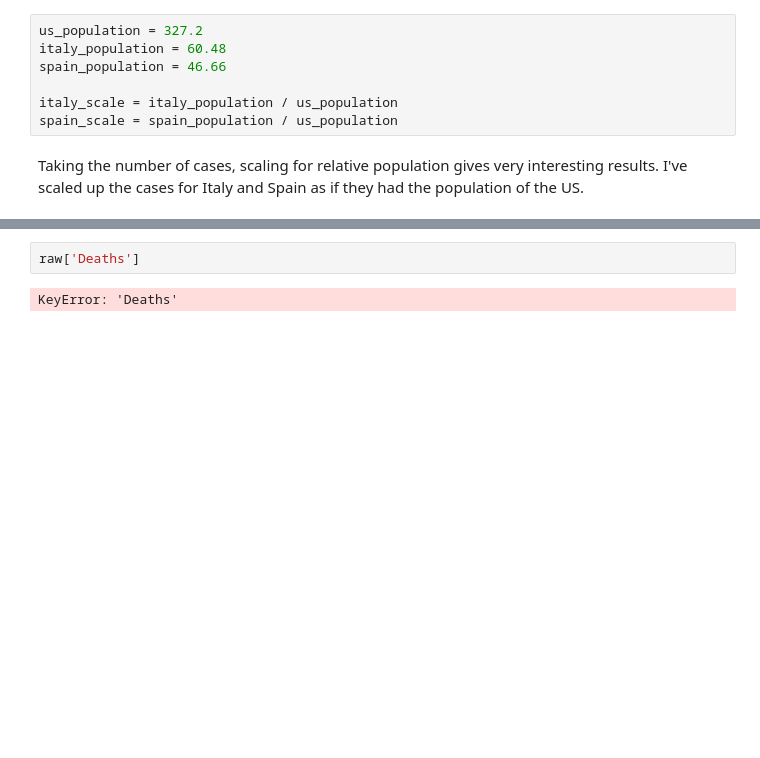
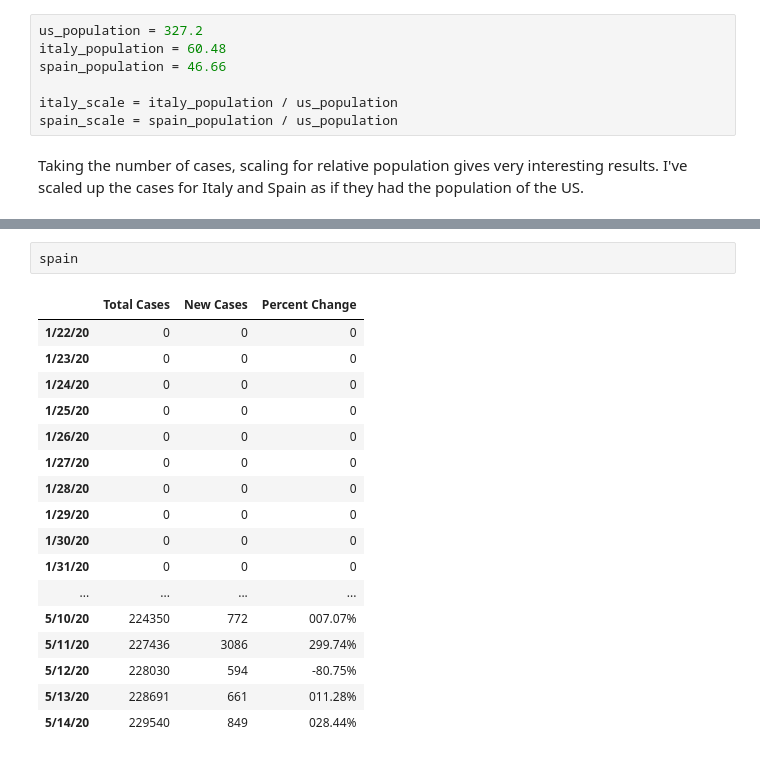
Before and after one commit to whynotavailable/notebooks, a Jupyter notebook: covid/series-data.ipynb, the cells around one changed output, grey strips where cells are left out. Cells and saved outputs as stored; diff of their text form; blank space fills up the shorter version.

```diff
--- a/covid/series-data.ipynb
+++ b/covid/series-data.ipynb
@@ -97,4 +97,20 @@ ndf.plot(figsize=(10,10), title="New cases each day comparing relative populatio
-# %%
-raw['Deaths']
-# %% [output]
-KeyError: 'Deaths'
+# %%
+spain
+# %% [output]
+|  | Total Cases | New Cases | Percent Change |
+| 1/22/20 | 0 | 0 | 0 |
+| 1/23/20 | 0 | 0 | 0 |
+| 1/24/20 | 0 | 0 | 0 |
+| 1/25/20 | 0 | 0 | 0 |
+| 1/26/20 | 0 | 0 | 0 |
+| 1/27/20 | 0 | 0 | 0 |
+| 1/28/20 | 0 | 0 | 0 |
+| 1/29/20 | 0 | 0 | 0 |
+| 1/30/20 | 0 | 0 | 0 |
+| 1/31/20 | 0 | 0 | 0 |
+| ... | ... | ... | ... |
+| 5/10/20 | 224350 | 772 | 007.07% |
+| 5/11/20 | 227436 | 3086 | 299.74% |
+| 5/12/20 | 228030 | 594 | -80.75% |
+| 5/13/20 | 228691 | 661 | 011.28% |
+| 5/14/20 | 229540 | 849 | 028.44% |
```
Also changed, not shown: parts of 3 cells of this notebook, 1 other file.
